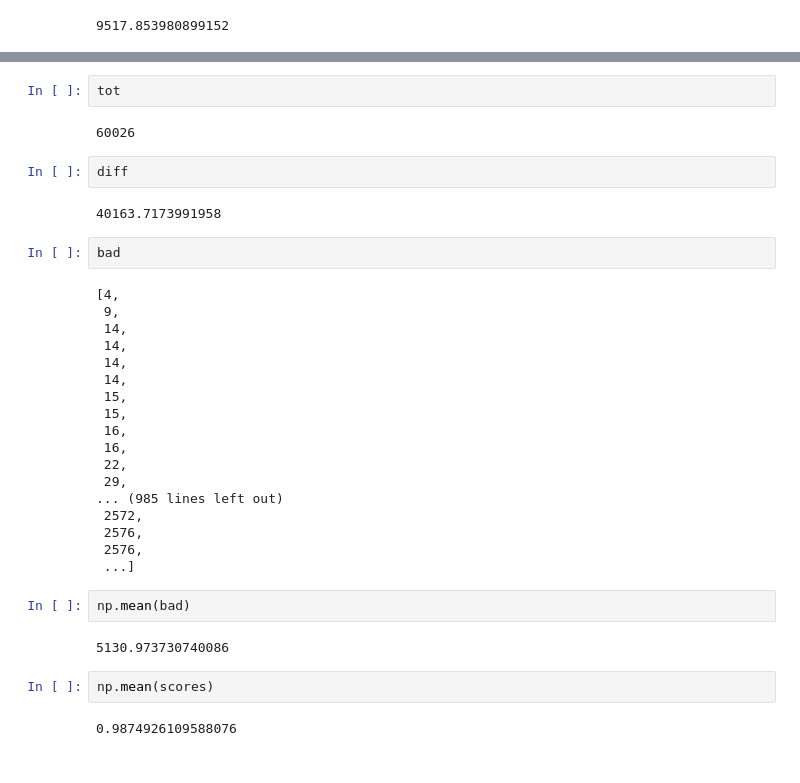
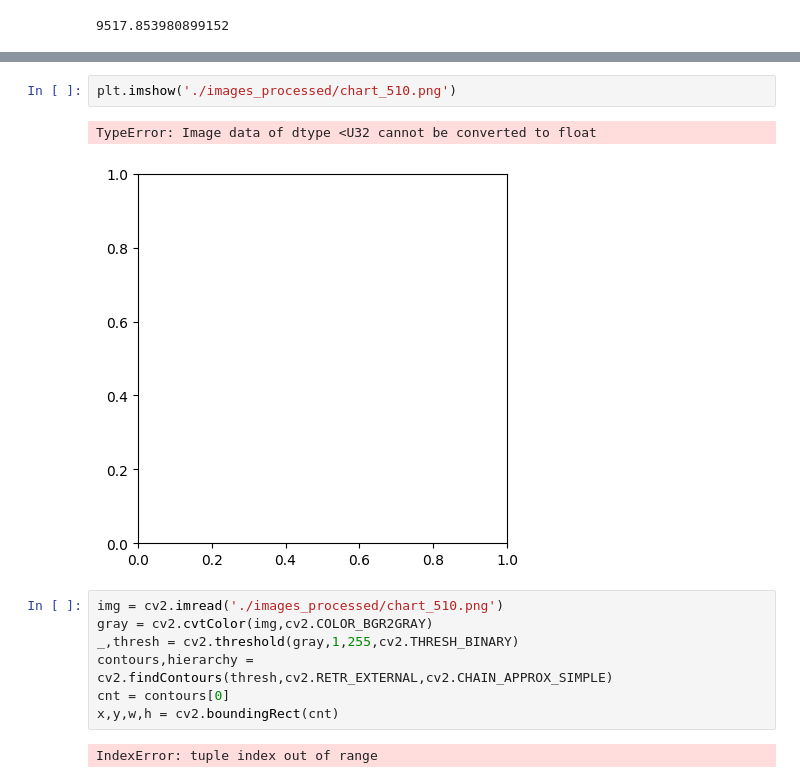
Before and after one commit to artiom-gesp/PieChartsDetection, a Jupyter notebook: data_loading_example.ipynb, the cells around one changed output, grey strips where cells are left out. Drawn from its saved outputs; the diff is of its cells as text.

```diff
--- a/data_loading_example.ipynb
+++ b/data_loading_example.ipynb
@@ -442,36 +441,14 @@ diff / tot
-# %%
-tot
-# %% [output]
-60026
-# %%
-diff
-# %% [output]
-40163.7173991958
-# %%
-bad
-# %% [output]
-[4,
- 9,
- 14,
- 14,
- 14,
- 14,
- 15,
- 15,
- 16,
- 16,
- 22,
- 29,
-... (985 lines left out)
- 2572,
- 2576,
- 2576,
- ...]
-# %%
-np.mean(bad)
-# %% [output]
-5130.973730740086
-# %%
-np.mean(scores)
-# %% [output]
-0.9874926109588076
+# %%
+plt.imshow('./images_processed/chart_510.png')
+# %% [output]
+TypeError: Image data of dtype <U32 cannot be converted to float
+[figure, added]
+# %%
+img = cv2.imread('./images_processed/chart_510.png')
+gray = cv2.cvtColor(img,cv2.COLOR_BGR2GRAY)
+_,thresh = cv2.threshold(gray,1,255,cv2.THRESH_BINARY)
+contours,hierarchy = cv2.findContours(thresh,cv2.RETR_EXTERNAL,cv2.CHAIN_APPROX_SIMPLE)
+cnt = contours[0]
+x,y,w,h = cv2.boundingRect(cnt)
+# %% [output]
+IndexError: tuple index out of range
```
Also changed, not shown: parts of 15 cells of this notebook.
